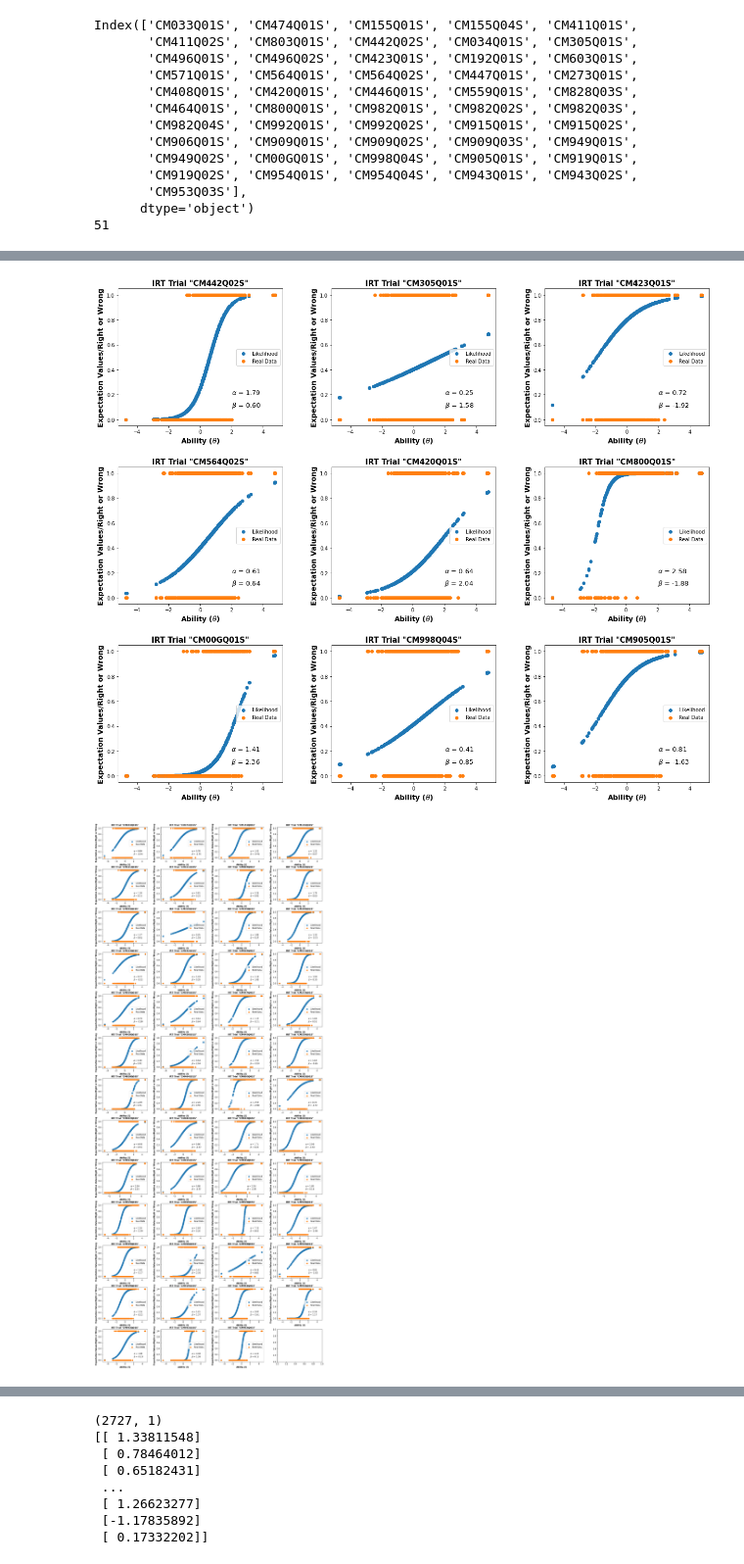
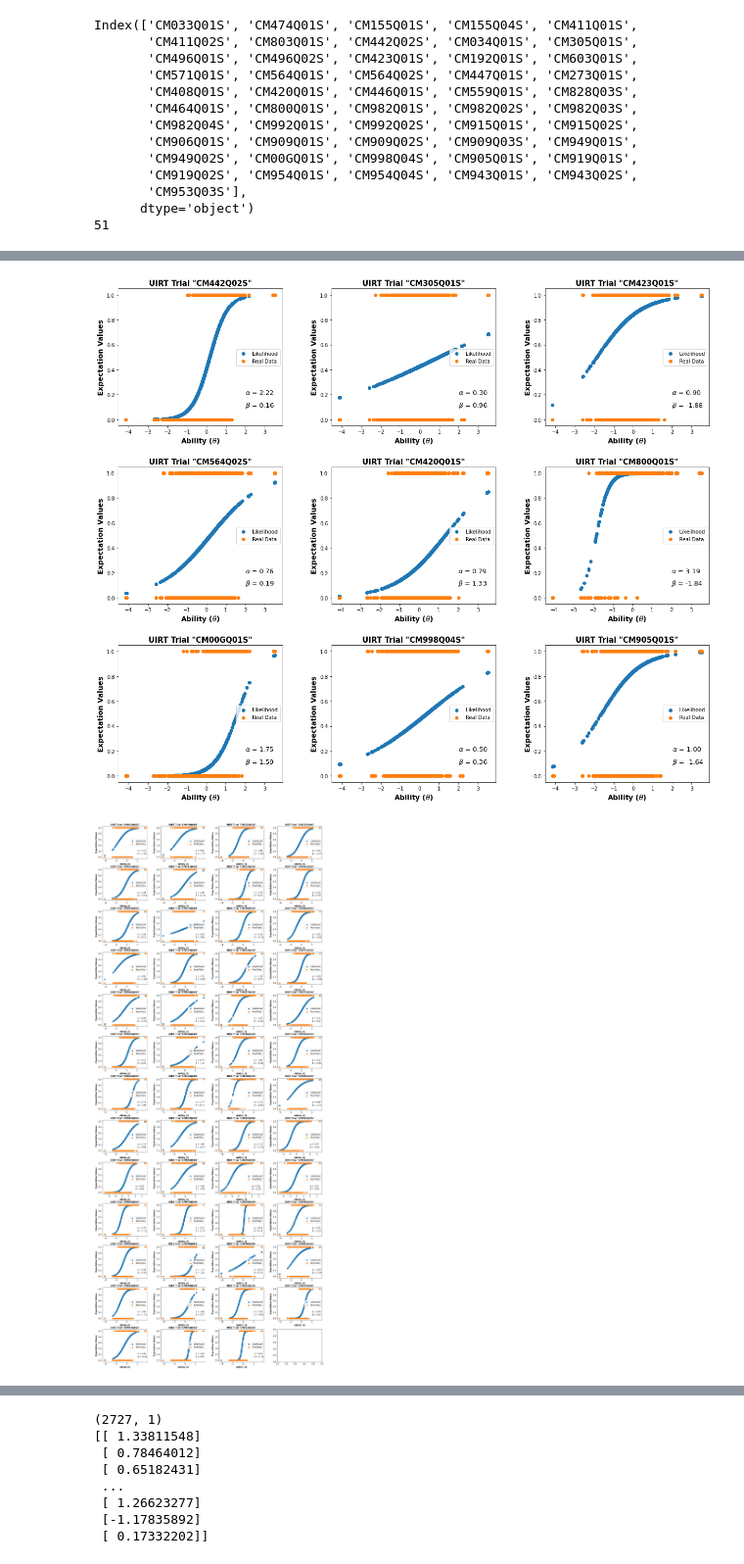
Before and after one commit to WhyBreakMe/Doitoiance, a Jupyter notebook: PISA_KLD_no_w.ipynb, the cells around one changed output, grey strips where cells are left out. Shown at 98% size. Drawn from its saved outputs; the diff is of its cells as text; code cells hidden in the pictures.

Commit message:
Temporary save files of my research
IRT model optimization with various trials

```diff
--- a/PISA_KLD_no_w.ipynb
+++ b/PISA_KLD_no_w.ipynb
@@ -517,0 +501,6 @@ np.set_printoptions(threshold=np.inf, linewidth=np.inf)
+# %%
+theta1_norm = (theta_test - theta1_mean) / theta1_std
+
+alpha1_norm = theta1_std * alpha_test
+
+beta_norm = (beta_test - theta1_mean) / theta1_std
@@ -518,8 +555,8 @@ np.set_printoptions(threshold=np.inf, linewidth=np.inf)
 # %%
 # Plotting 실시
-alpha_1 = alpha_test.astype(float)
-beta_1 = beta_test.astype(float)
-x1 = np.transpose(theta_test)
+alpha_1 = alpha1_norm.astype(float)
+beta_1 = beta_norm.astype(float)
+x1 = np.transpose(theta1_norm)
 x2 = x1.reshape(-1,)
 x = x2.astype(float)
 #print(x)
@@ -679,7 +716,7 @@ for n in range(columcolum.shape[0]):
     plt.scatter(x=xs, y=ys)
     plt.scatter(x=xs, y=zs)
 
-    plt.title('IRT Trial "%s"' %columcolum[n], fontdict={'weight': 'bold', 'size': 20})
+    plt.title('UIRT Trial "%s"' %columcolum[n], fontdict={'weight': 'bold', 'size': 20})
     plt.xlabel('Ability ('r'$\theta$'')', fontdict={'weight': 'bold', 'size': 20})
     plt.ylabel('Expectation Values', fontdict={'weight': 'bold', 'size': 20})
     plt.show()
@@ -737,9 +774,9 @@ for n in Liszt:
     axes[garo, sero].scatter(x=xs, y=ys, label='Likelihood')
     axes[garo, sero].scatter(x=xs, y=zs, label='Real Data')
 
-    axes[garo, sero].set_title('IRT Trial "%s"' %columcolum[n-1], fontdict={'weight': 'bold', 'size': 15})
+    axes[garo, sero].set_title('UIRT Trial "%s"' %columcolum[n-1], fontdict={'weight': 'bold', 'size': 15})
     axes[garo, sero].set_xlabel('Ability ('r'$\theta$'')', fontdict={'weight': 'bold', 'size': 14})
-    axes[garo, sero].set_ylabel('Expectation Values/Right or Wrong', fontdict={'weight': 'bold', 'size': 14})
+    axes[garo, sero].set_ylabel('Expectation Values', fontdict={'weight': 'bold', 'size': 14})
 
     axes[garo, sero].text(2, 0.2, r'$\alpha$ = {0:0.2f}'.format(alpha_2[0][rank]), size = 13)
     axes[garo, sero].text(2, 0.1, r'$\beta$ = {0:0.2f}'.format(beta_2[0][rank]), size = 13)
@@ -753,7 +790,7 @@ for n in Liszt:
 
 plt.show()
 # %% [output]
-[figure, old version]
+[figure, new version]
 # %%
 # 최종 plotting 결과를 격자 방식으로 나열
 f, axes = plt.subplots(13, 4)
@@ -773,36 +810,36 @@ plt.subplots_adjust(wspace = 0.3, hspace = 0.3)
 
 #start_16bit = columcolum.shape[0] // 16
 
 #while start_16bit >= 0:
 
 for n in range(columcolum.shape[0]):
     Tough_fin = DataSet[[0, n+1, n+52]]
     rough_fin = Tough_fin.dropna(axis=0)
 
     xs = rough_fin[0].tolist()
     ys = rough_fin[n+1].tolist()
     zs = rough_fin[n+52].tolist()
     axes[garo, sero].scatter(x=xs, y=ys, label='Likelihood')
     axes[garo, sero].scatter(x=xs, y=zs, label='Real Data')
 
-    axes[garo, sero].set_title('IRT Trial "%s"' %columcolum[n], fontdict={'weight': 'bold', 'size': 11})
+    axes[garo, sero].set_title('UIRT Trial "%s"' %columcolum[n], fontdict={'weight': 'bold', 'size': 11})
     axes[garo, sero].set_xlabel('Ability ('r'$\theta$'')', fontdict={'weight': 'bold', 'size': 10})
-    axes[garo, sero].set_ylabel('Expectation Values/Right or Wrong', fontdict={'weight': 'bold', 'size': 10})
+    axes[garo, sero].set_ylabel('Expectation Values', fontdict={'weight': 'bold', 'size': 10})
 
     axes[garo, sero].text(2, 0.2, r'$\alpha$ = {0:0.2f}'.format(alpha_2[0][rank]), size = 10)
     axes[garo, sero].text(2, 0.1, r'$\beta$ = {0:0.2f}'.format(beta_2[0][rank]), size = 10)
 
     axes[garo, sero].legend(loc='right')
 
     sero += 1
     garo += sero // 4
     sero = sero % 4
     rank += 1
 
 
 plt.show()
 # %% [output]
-[figure, old version]
+[figure, new version]
 # %%
 alpha_given_pre = pd.read_csv("alpha_LLH.csv")
 beta_given_pre = pd.read_csv("beta_LLH.csv")
```
Also changed, not shown: parts of 28 cells of this notebook, 4 other files.
